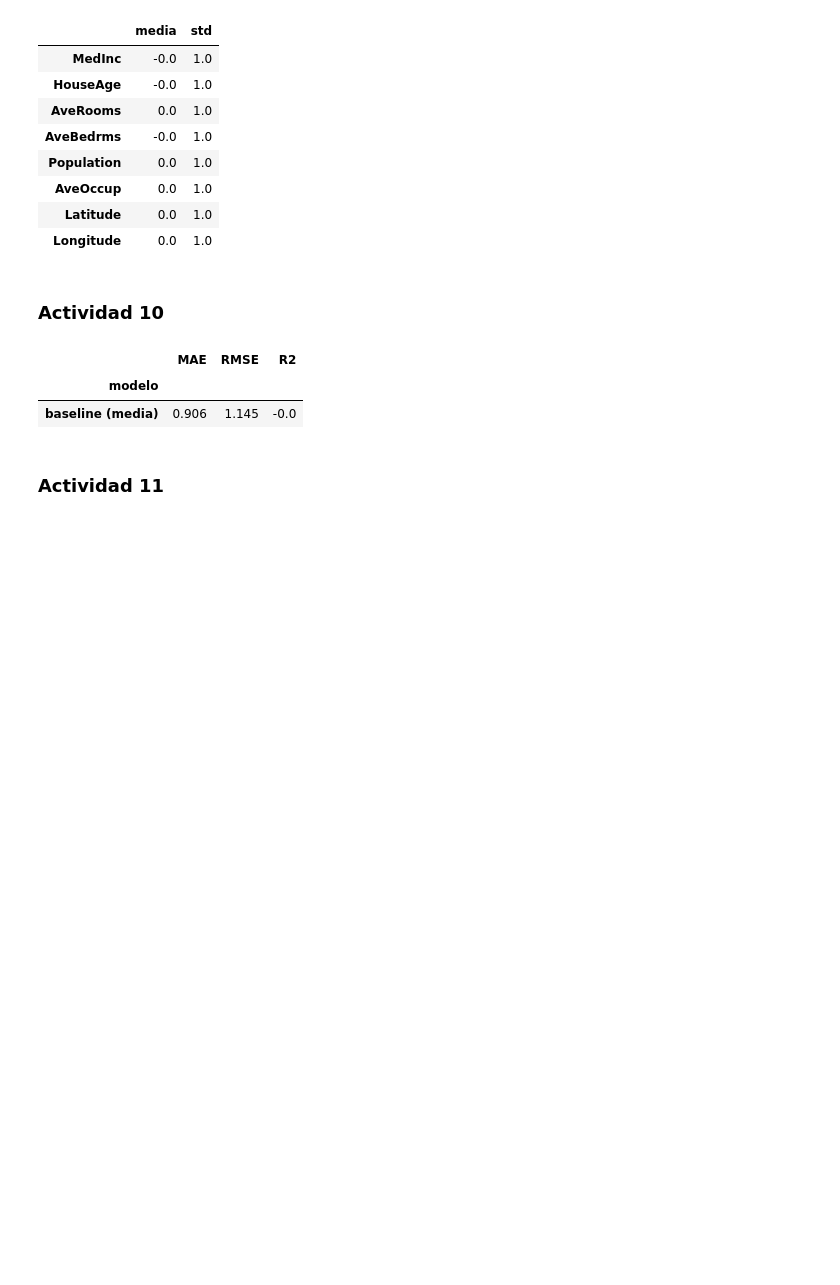
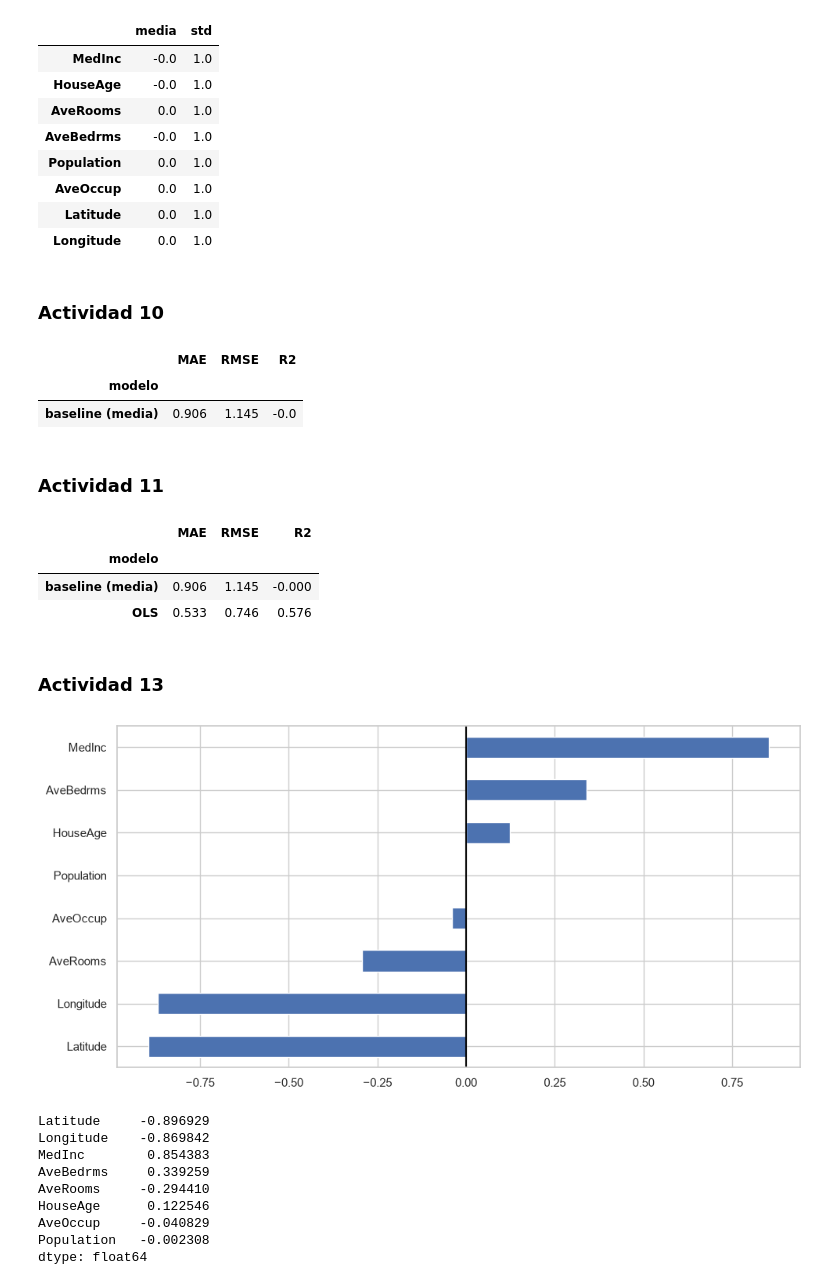
Before and after one commit to marcell-llerena/datascience-g8, a Jupyter notebook: notebooks/20260902_33_regresion_lineal.ipynb, the cells around one changed output. Cells and saved outputs as stored; diff of their text form; code cells hidden in the pictures; blank space fills up the shorter version.

```diff
--- a/notebooks/20260902_33_regresion_lineal.ipynb
+++ b/notebooks/20260902_33_regresion_lineal.ipynb
@@ -269,3 +269,37 @@ pd.DataFrame([baseline_metrics]).set_index("modelo").round(3)
 | baseline (media) | 0.906 | 1.145 | -0.0 |
 # %% [markdown]
 ### Actividad 11
+# %%
+ols_pipeline = make_pipeline(LinearRegression())
+ols_pipeline.fit(X_train, y_train)
+
+ols_metrics = get_metricas("OLS", ols_pipeline, X_test, y_test)
+
+pd.DataFrame([baseline_metrics, ols_metrics]).set_index("modelo").round(3)
+# %% [output]
+|  | MAE | RMSE | R2 |
+| modelo |  |  |  |
+| baseline (media) | 0.906 | 1.145 | -0.000 |
+| OLS | 0.533 | 0.746 | 0.576 |
+# %% [markdown]
+### Actividad 13
+# %%
+sk_model = ols_pipeline.named_steps["model"]
+coef_ols = pd.Series(sk_model.coef_, index=X.columns)
+coef_ols.sort_values().plot(kind="barh", figsize=(10, 5))
+plt.axvline(0, color="black")
+plt.tight_layout()
+plt.show()
+
+coef_ols.sort_values(key=np.abs, ascending=False)
+# %% [output]
+[figure, added]
+Latitude     -0.896929
+Longitude    -0.869842
+MedInc        0.854383
+AveBedrms     0.339259
+AveRooms     -0.294410
+HouseAge      0.122546
+AveOccup     -0.040829
+Population   -0.002308
+dtype: float64
```
Also changed, not shown: parts of 1 cell of this notebook.
